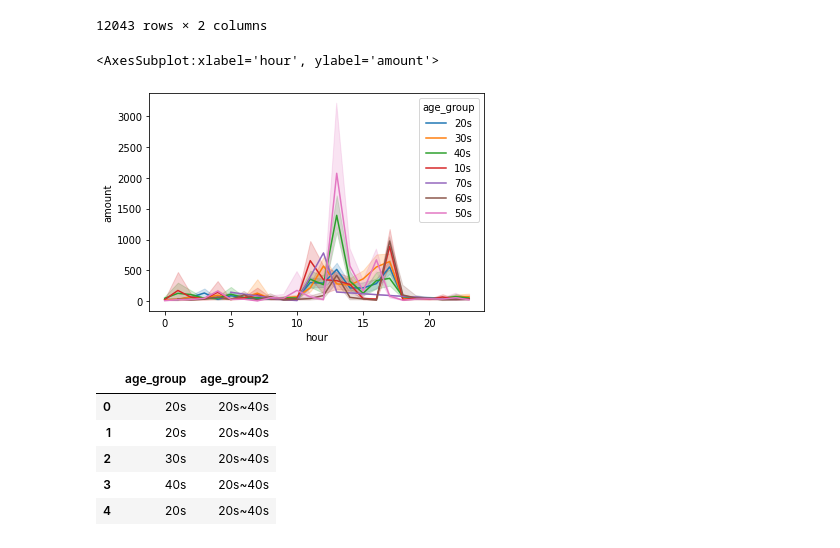
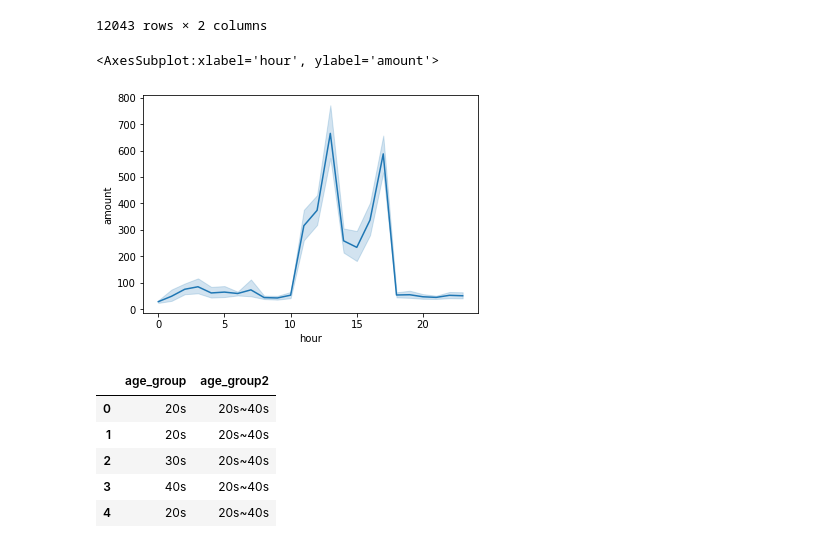
Before and after one commit to jiyoungparkme/machine_learning, a Jupyter notebook: anz_virtual_internship/anz_task_1.ipynb, the cells around one changed output. Saved outputs shown, nothing was run; the diff lists cells and outputs as text; code cells hidden in the pictures.

```diff
--- a/anz_virtual_internship/anz_task_1.ipynb
+++ b/anz_virtual_internship/anz_task_1.ipynb
@@ -265,10 +260,10 @@ data[interested]
 | 12042 | 31 | 30s |
 12043 rows × 2 columns
 # %%
-sns.lineplot(data=data, x='hour', y='amount', hue='age_group')
+sns.lineplot(data=data, x='hour', y='amount')
 # %% [output]
 <AxesSubplot:xlabel='hour', ylabel='amount'>
-[figure, old version]
+[figure, new version]
 # %%
 data['age_group2'] = "50s~70s"
 data['age_group2'][data.age<50] = "20s~40s"
```
Also changed, not shown: parts of 10 cells of this notebook.
